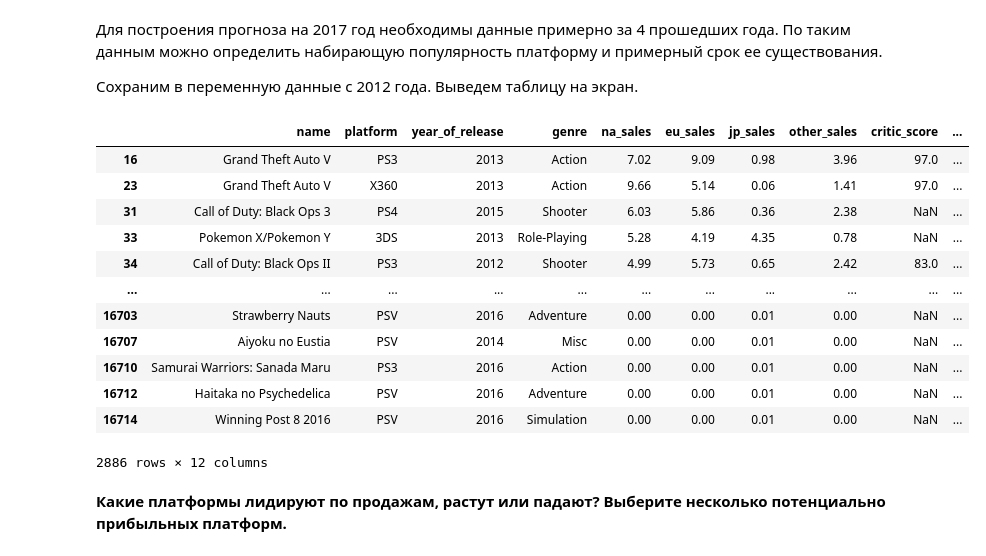
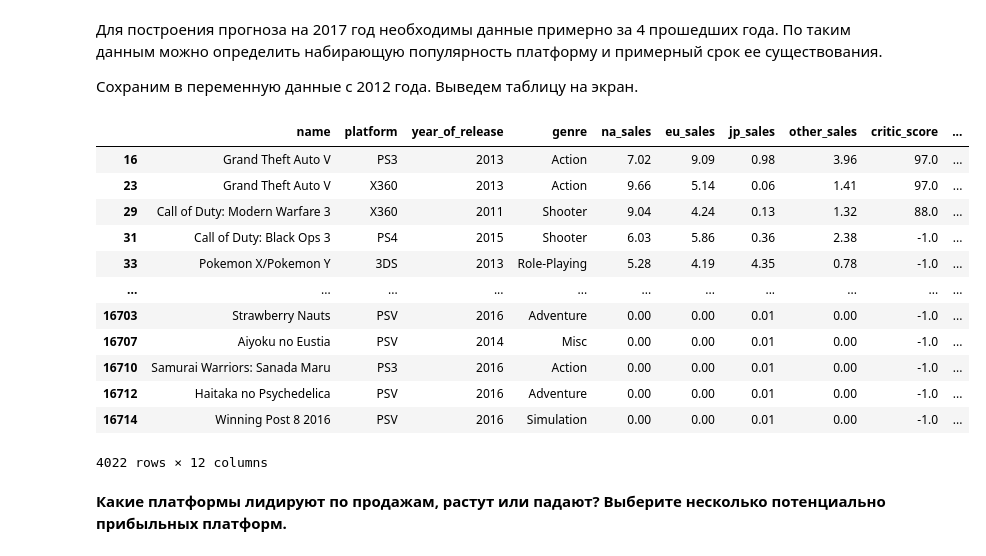
Before and after one commit to kozyreviva/Data_Science, a Jupyter notebook: Сборный_проект_1_.ipynb, the cells around one changed output. Saved outputs shown, nothing was run; the diff lists cells and outputs as text; code cells hidden in the pictures.

```diff
--- a/Сборный_проект_1_.ipynb
+++ b/Сборный_проект_1_.ipynb
@@ -155,5 +159,7 @@ df.query("critic_score.isna()",engine = "python")
-# %%
-df= df.dropna()                                                                                                     #удаление пропусков
+# %%
+df["critic_score"] = df["critic_score"].fillna(-1)
+df["user_score"] = df["user_score"].fillna(-1)
+df["rating"] = df["rating"].fillna("Unknown")                                                                                               #заполнение пропусков
 # %% [markdown]
 Проверим столбец 'user_score'.
 
@@ -307,22 +314,22 @@ platforms_df.plot(y = platforms, kind = "bar", figsize = (15,10))
 Сохраним в переменную данные с 2012 года.
 Выведем таблицу на экран.
 # %%
-topical_df = df.query('year_of_release >= 2012')                                                                             #срез по году
+topical_df = df.query('year_of_release >= 2011')                                                                             #срез по году
 topical_df                                                                                                                   #вывод таблицы
 # %% [output]
 |  | name | platform | year_of_release | genre | na_sales | eu_sales | jp_sales | other_sales | critic_score | ... |
 | 16 | Grand Theft Auto V | PS3 | 2013 | Action | 7.02 | 9.09 | 0.98 | 3.96 | 97.0 | ... |
 | 23 | Grand Theft Auto V | X360 | 2013 | Action | 9.66 | 5.14 | 0.06 | 1.41 | 97.0 | ... |
-| 31 | Call of Duty: Black Ops 3 | PS4 | 2015 | Shooter | 6.03 | 5.86 | 0.36 | 2.38 | NaN | ... |
-| 33 | Pokemon X/Pokemon Y | 3DS | 2013 | Role-Playing | 5.28 | 4.19 | 4.35 | 0.78 | NaN | ... |
-| 34 | Call of Duty: Black Ops II | PS3 | 2012 | Shooter | 4.99 | 5.73 | 0.65 | 2.42 | 83.0 | ... |
+| 29 | Call of Duty: Modern Warfare 3 | X360 | 2011 | Shooter | 9.04 | 4.24 | 0.13 | 1.32 | 88.0 | ... |
+| 31 | Call of Duty: Black Ops 3 | PS4 | 2015 | Shooter | 6.03 | 5.86 | 0.36 | 2.38 | -1.0 | ... |
+| 33 | Pokemon X/Pokemon Y | 3DS | 2013 | Role-Playing | 5.28 | 4.19 | 4.35 | 0.78 | -1.0 | ... |
 | ... | ... | ... | ... | ... | ... | ... | ... | ... | ... | ... |
-| 16703 | Strawberry Nauts | PSV | 2016 | Adventure | 0.00 | 0.00 | 0.01 | 0.00 | NaN | ... |
-| 16707 | Aiyoku no Eustia | PSV | 2014 | Misc | 0.00 | 0.00 | 0.01 | 0.00 | NaN | ... |
-| 16710 | Samurai Warriors: Sanada Maru | PS3 | 2016 | Action | 0.00 | 0.00 | 0.01 | 0.00 | NaN | ... |
-| 16712 | Haitaka no Psychedelica | PSV | 2016 | Adventure | 0.00 | 0.00 | 0.01 | 0.00 | NaN | ... |
-| 16714 | Winning Post 8 2016 | PSV | 2016 | Simulation | 0.00 | 0.00 | 0.01 | 0.00 | NaN | ... |
+| 16703 | Strawberry Nauts | PSV | 2016 | Adventure | 0.00 | 0.00 | 0.01 | 0.00 | -1.0 | ... |
+| 16707 | Aiyoku no Eustia | PSV | 2014 | Misc | 0.00 | 0.00 | 0.01 | 0.00 | -1.0 | ... |
+| 16710 | Samurai Warriors: Sanada Maru | PS3 | 2016 | Action | 0.00 | 0.00 | 0.01 | 0.00 | -1.0 | ... |
+| 16712 | Haitaka no Psychedelica | PSV | 2016 | Adventure | 0.00 | 0.00 | 0.01 | 0.00 | -1.0 | ... |
+| 16714 | Winning Post 8 2016 | PSV | 2016 | Simulation | 0.00 | 0.00 | 0.01 | 0.00 | -1.0 | ... |
-2886 rows × 12 columns
+4022 rows × 12 columns
 # %% [markdown]
 **Какие платформы лидируют по продажам, растут или падают? Выберите
 несколько потенциально прибыльных платформ.**
```
Also changed, not shown: parts of 31 cells of this notebook.
